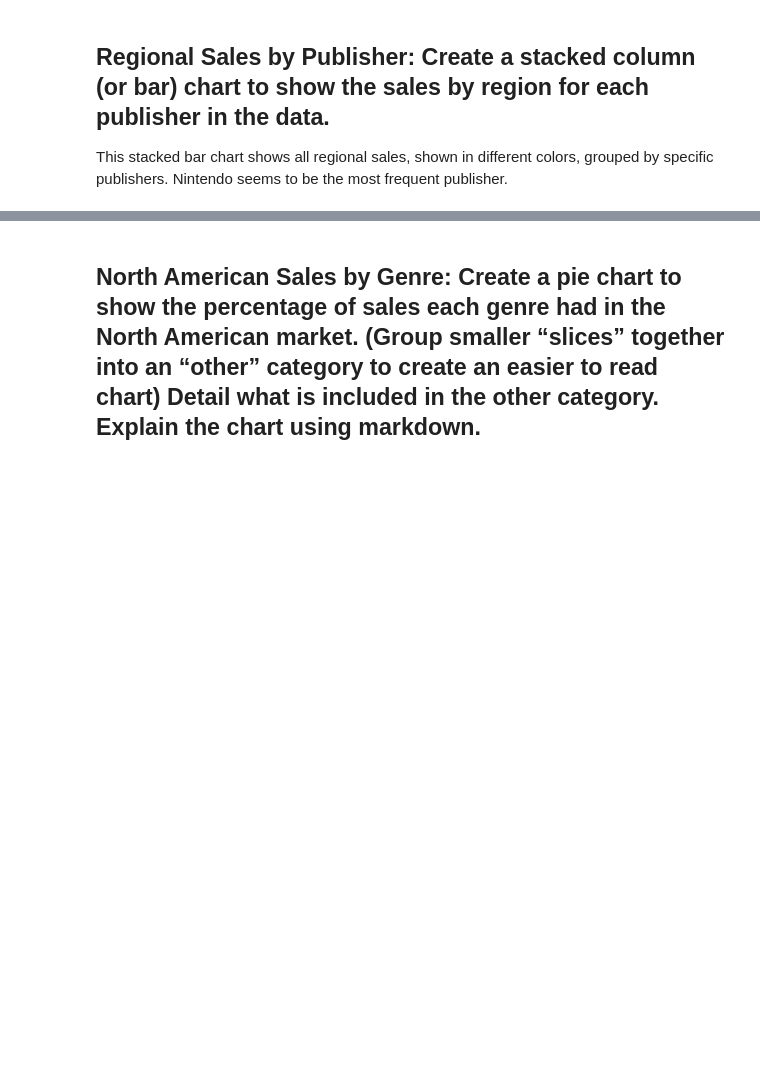
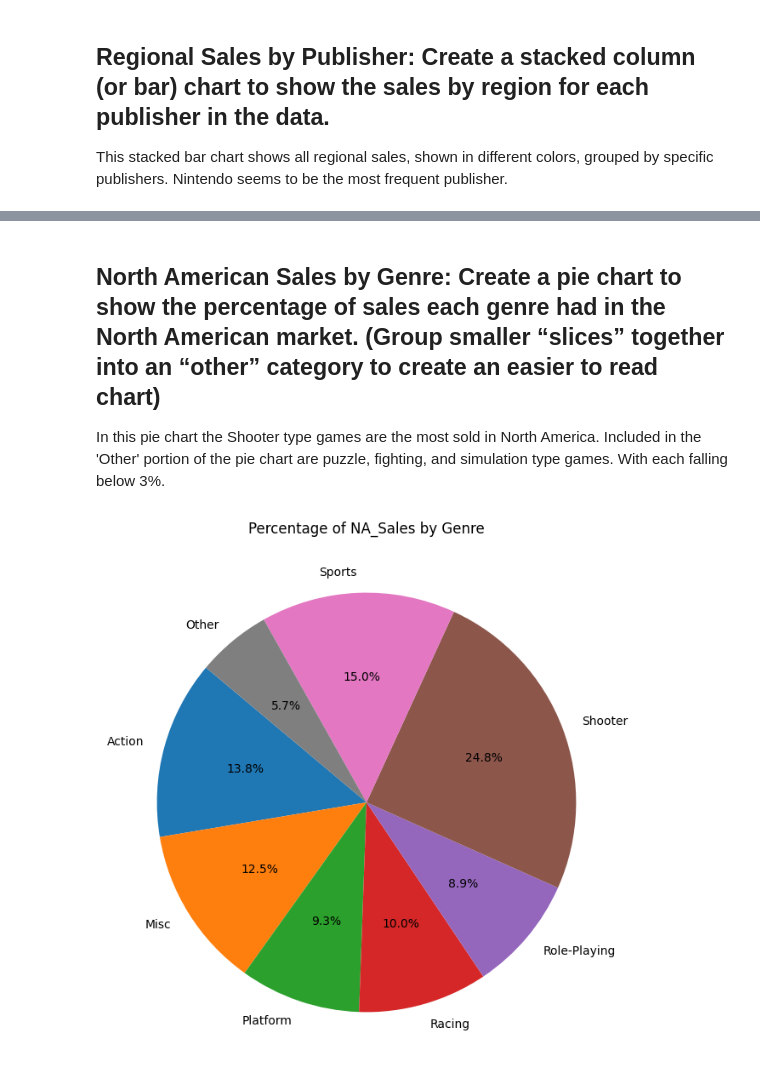
Before and after one commit to Schaeffer2013/Video_Game_Sales, a Jupyter notebook: Video_Game_Sales.ipynb, the cells around one changed output, grey strips where cells are left out. Cells and saved outputs as stored; diff of their text form; code cells hidden in the pictures; blank space fills up the shorter version.

```diff
--- a/Video_Game_Sales.ipynb
+++ b/Video_Game_Sales.ipynb
@@ -37,3 +64,19 @@ ValueError: Could not interpret value `Genre` for parameter `x`
 # %% [markdown]
-## North American Sales by Genre: Create a pie chart to show the percentage of sales each genre had in the North American market. (Group smaller “slices” together into an “other” category to create an easier to read chart) Detail what is included in the other category. Explain the chart using markdown.
+## North American Sales by Genre: Create a pie chart to show the percentage of sales each genre had in the North American market. (Group smaller “slices” together into an “other” category to create an easier to read chart)
+In this pie chart the Shooter type games are the most sold in North America. Included in the 'Other' portion of the pie chart are puzzle, fighting, and simulation type games. With each falling below 3%.
+# %%
+genre_na_sales = vgs.groupby('Genre')['NA_Sales'].sum()
+total_na_sales = genre_na_sales.sum()
+genre_percentage = (genre_na_sales / total_na_sales) * 100
+threshold = 3
+main_genres = genre_percentage[genre_percentage >= threshold]
+other_genre = genre_percentage[genre_percentage < threshold].sum()
+main_genres['Other'] = other_genre
+plt.figure(figsize=(8, 8))
+plt.pie(main_genres, labels=main_genres.index, autopct='%1.1f%%', startangle=140)
+plt.title('Percentage of NA_Sales by Genre')
+plt.axis=('equal')
+plt.show()
+# %% [output]
+[figure, added]
 # %% [markdown]
```
Also changed, not shown: parts of 18 cells of this notebook.
